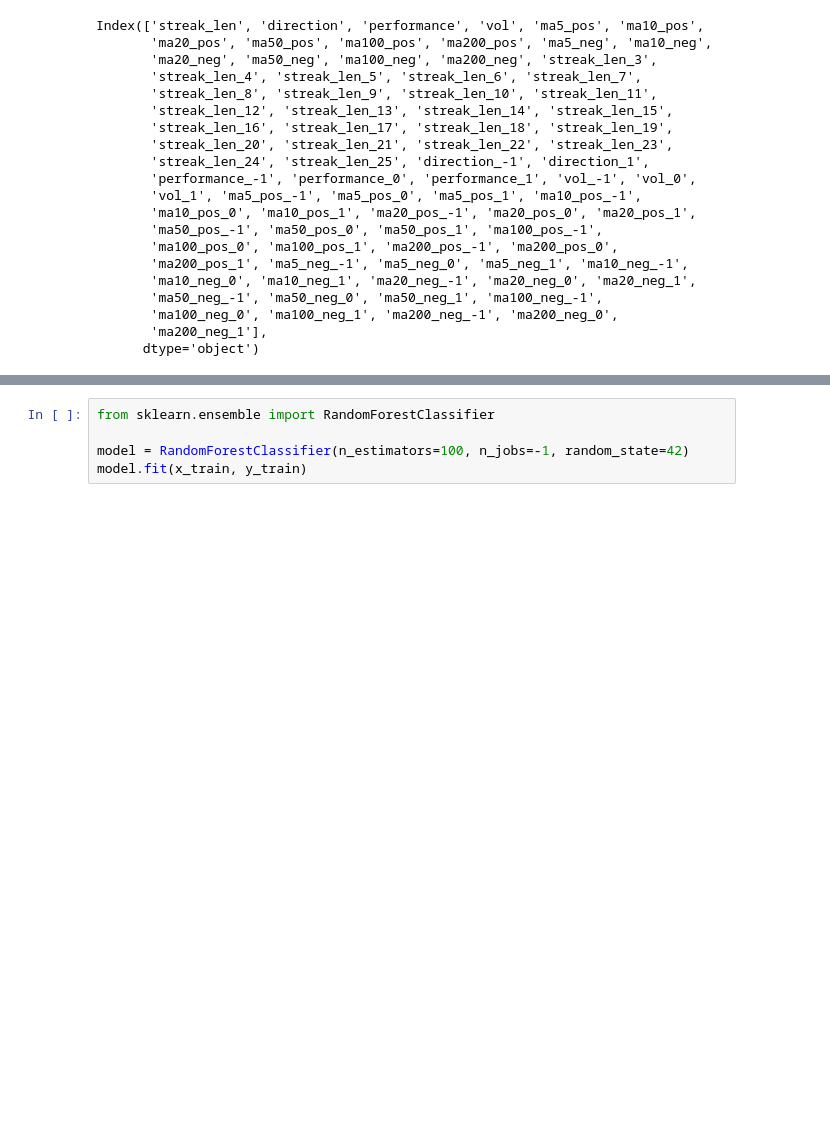
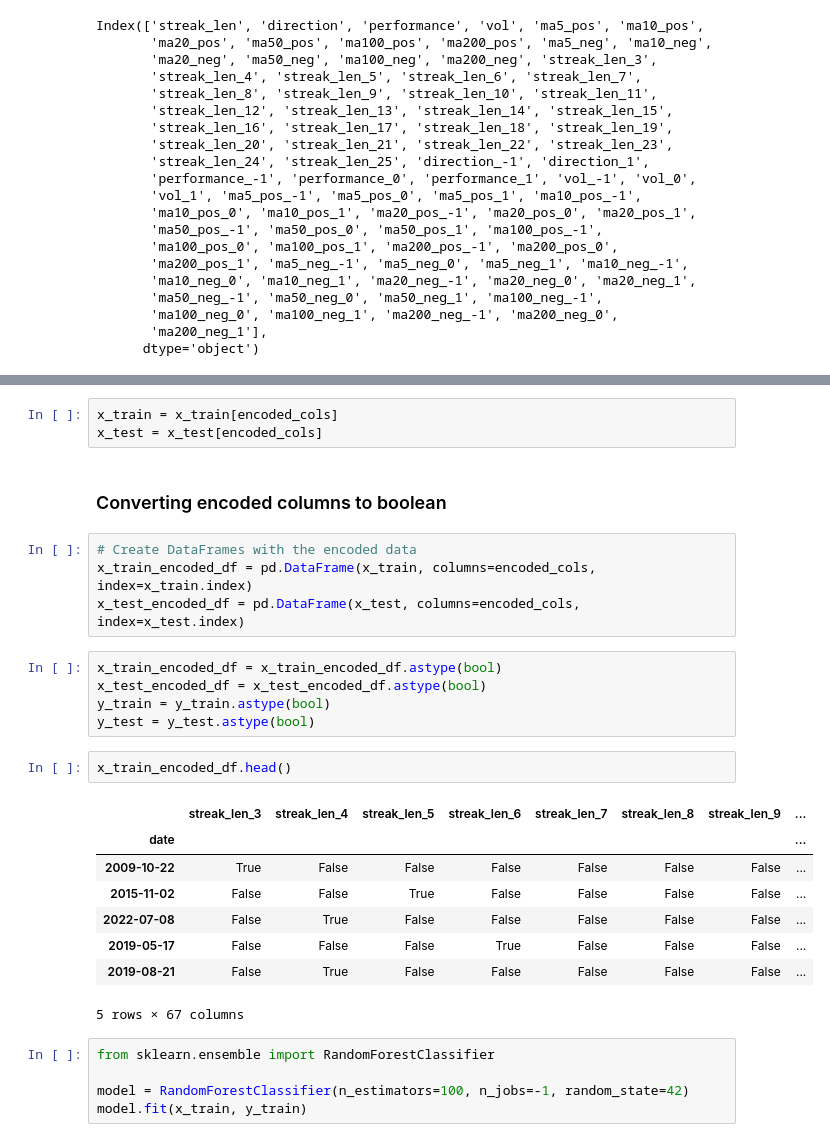
Before and after one commit to Coop04/Stock-Prediction, a Jupyter notebook: NasdaqData/JAN2025/nasdaq_bool_jan_2025.ipynb, the cells around one changed output, grey strips where cells are left out. Saved outputs shown, nothing was run; the diff lists cells and outputs as text; blank space fills up the shorter version.

```diff
--- a/NasdaqData/JAN2025/nasdaq_bool_jan_2025.ipynb
+++ b/NasdaqData/JAN2025/nasdaq_bool_jan_2025.ipynb
@@ -122,3 +132,28 @@ print(x_test.shape)
+# %%
+x_train = x_train[encoded_cols]
+x_test = x_test[encoded_cols]
+# %% [markdown]
+### Converting encoded columns to boolean
+# %%
+# Create DataFrames with the encoded data
+x_train_encoded_df = pd.DataFrame(x_train, columns=encoded_cols, index=x_train.index)
+x_test_encoded_df = pd.DataFrame(x_test, columns=encoded_cols, index=x_test.index)
+# %%
+x_train_encoded_df = x_train_encoded_df.astype(bool)
+x_test_encoded_df = x_test_encoded_df.astype(bool)
+y_train = y_train.astype(bool)
+y_test = y_test.astype(bool)
+# %%
+x_train_encoded_df.head()
+# %% [output]
+|  | streak_len_3 | streak_len_4 | streak_len_5 | streak_len_6 | streak_len_7 | streak_len_8 | streak_len_9 | ... |
+| date |  |  |  |  |  |  |  | ... |
+| 2009-10-22 | True | False | False | False | False | False | False | ... |
+| 2015-11-02 | False | False | True | False | False | False | False | ... |
+| 2022-07-08 | False | True | False | False | False | False | False | ... |
+| 2019-05-17 | False | False | False | True | False | False | False | ... |
+| 2019-08-21 | False | True | False | False | False | False | False | ... |
+5 rows × 67 columns
 # %%
 from sklearn.ensemble import RandomForestClassifier
 
```
Also changed, not shown: parts of 14 cells of this notebook.
